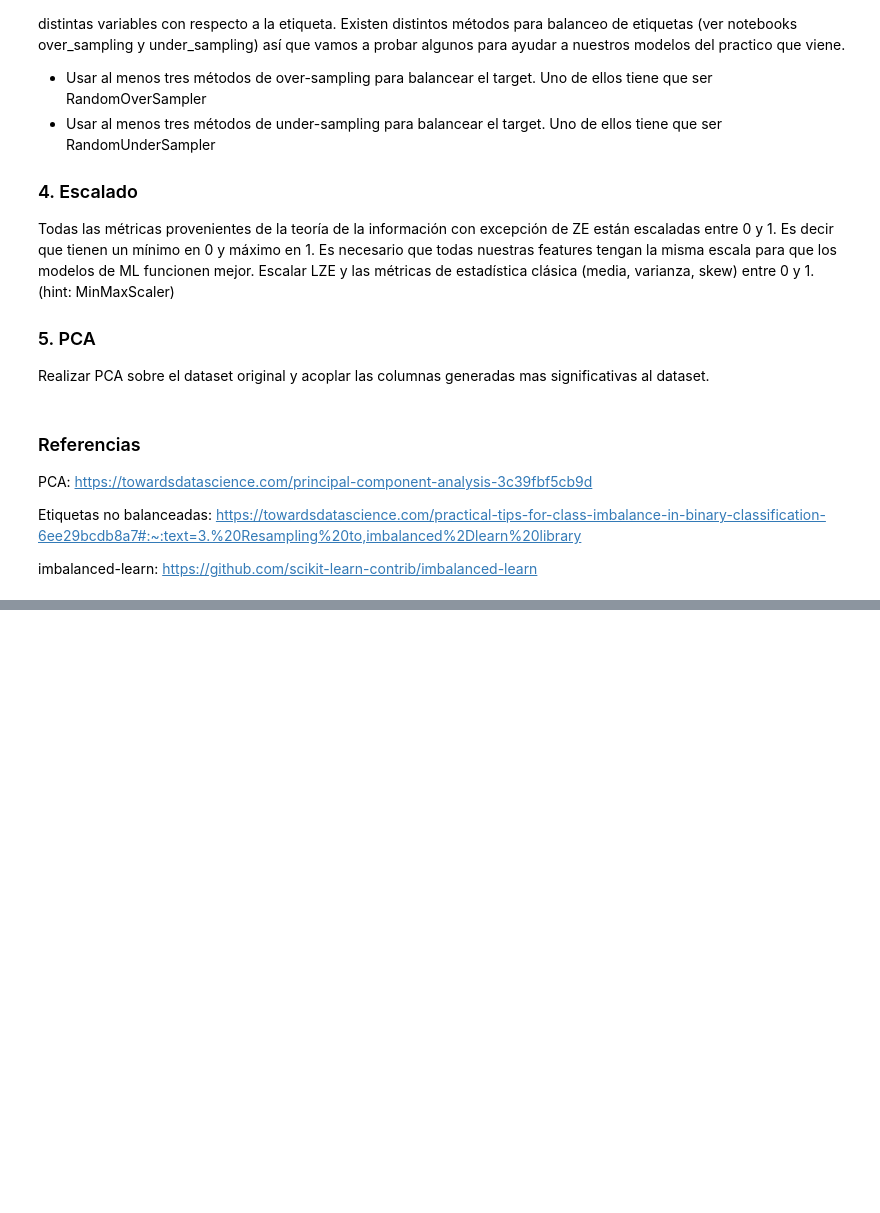
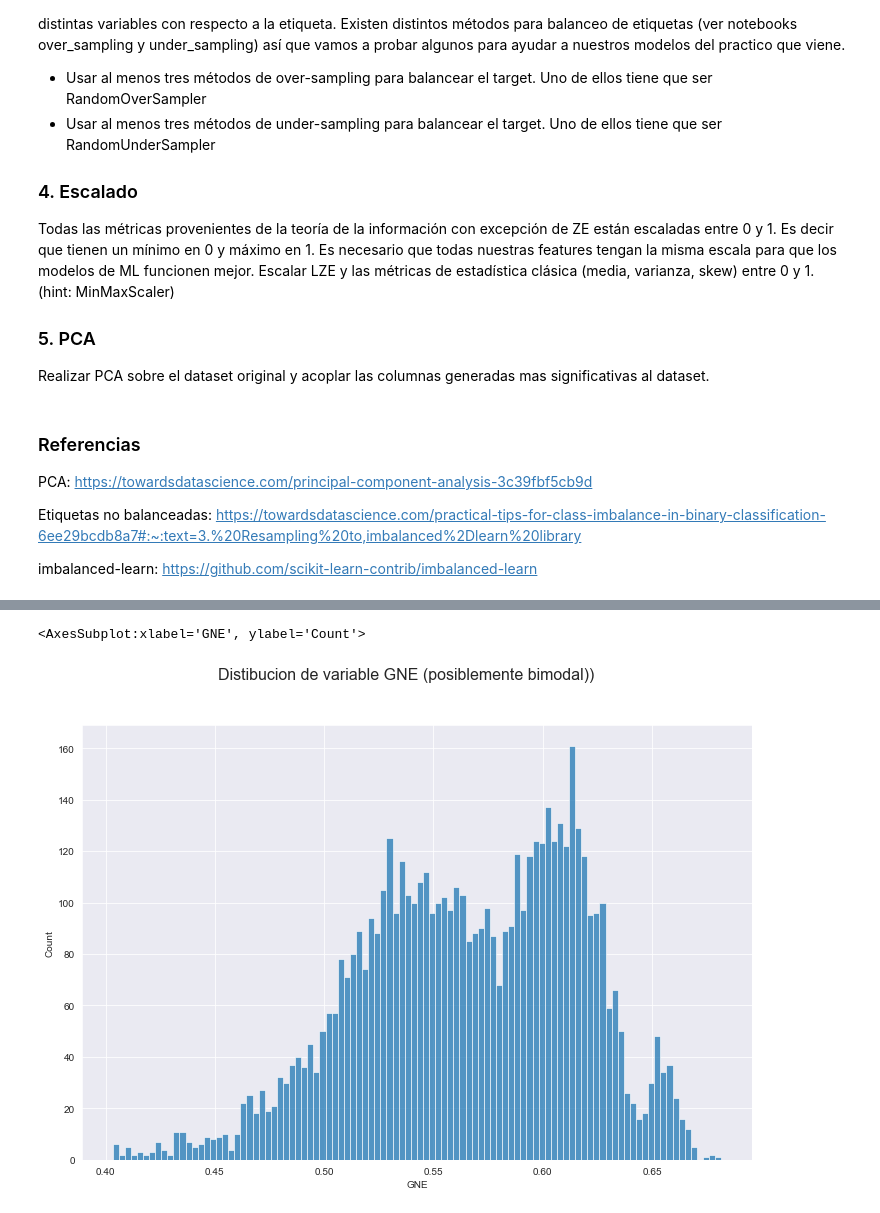
Before and after one commit to MentoriaDiploDatos2022/ExploracionYCuracion, a Jupyter notebook: Notebooks/Consignas.ipynb, the cells around one changed output, grey strips where cells are left out. Cells and saved outputs as stored; diff of their text form; code cells hidden in the pictures; blank space fills up the shorter version.

```diff
--- a/Notebooks/Consignas.ipynb
+++ b/Notebooks/Consignas.ipynb
@@ -37,0 +44,41 @@ imbalanced-learn: https://github.com/scikit-learn-contrib/imbalanced-learn
+# %%
+import pandas as pd
+import numpy as np
+import matplotlib.pyplot as plt
+import matplotlib as mpl
+import seaborn as sns
+
+from scipy import linalg
+from sklearn import mixture
+
+sns.set_style("darkgrid")
+# %%
+# Obtenemos los datos
+
+df_etiquetados = []
+df_no_etiquetados = []
+filedir = "data_preprocessed"
+
+from os import listdir
+
+for file in listdir(filedir):
+    if file[-4:] == ".csv":
+        if "noEtiquetado" in file: df_no_etiquetados.append(pd.read_csv(f"{filedir}/{file}"))
+        else: df_etiquetados.append(pd.read_csv(f"{filedir}/{file}"))
+    else: print(file, " ---> no es csv")
+
+for df in df_etiquetados: assert len(df.columns) == 11
+for df in df_no_etiquetados: assert len(df.columns) == 10
+
+df = pd.concat(df_etiquetados)
+
+# Definir outliers segun los limites establecidos luego de analisis de practico 1
+low_outlier_limit = 0.4
+top_outlier_limit = 0.7
+
+fig = plt.figure(figsize=(12,8))
+fig.suptitle("Distibucion de variable GNE (posiblemente bimodal))", fontsize=16)
+sns.histplot(df[(df["GNE"] > low_outlier_limit) & (df["GNE"] < top_outlier_limit)]["GNE"], bins=100)
+# %% [output]
+<AxesSubplot:xlabel='GNE', ylabel='Count'>
+[figure, added]
```
Also changed, not shown: parts of 4 cells of this notebook.
